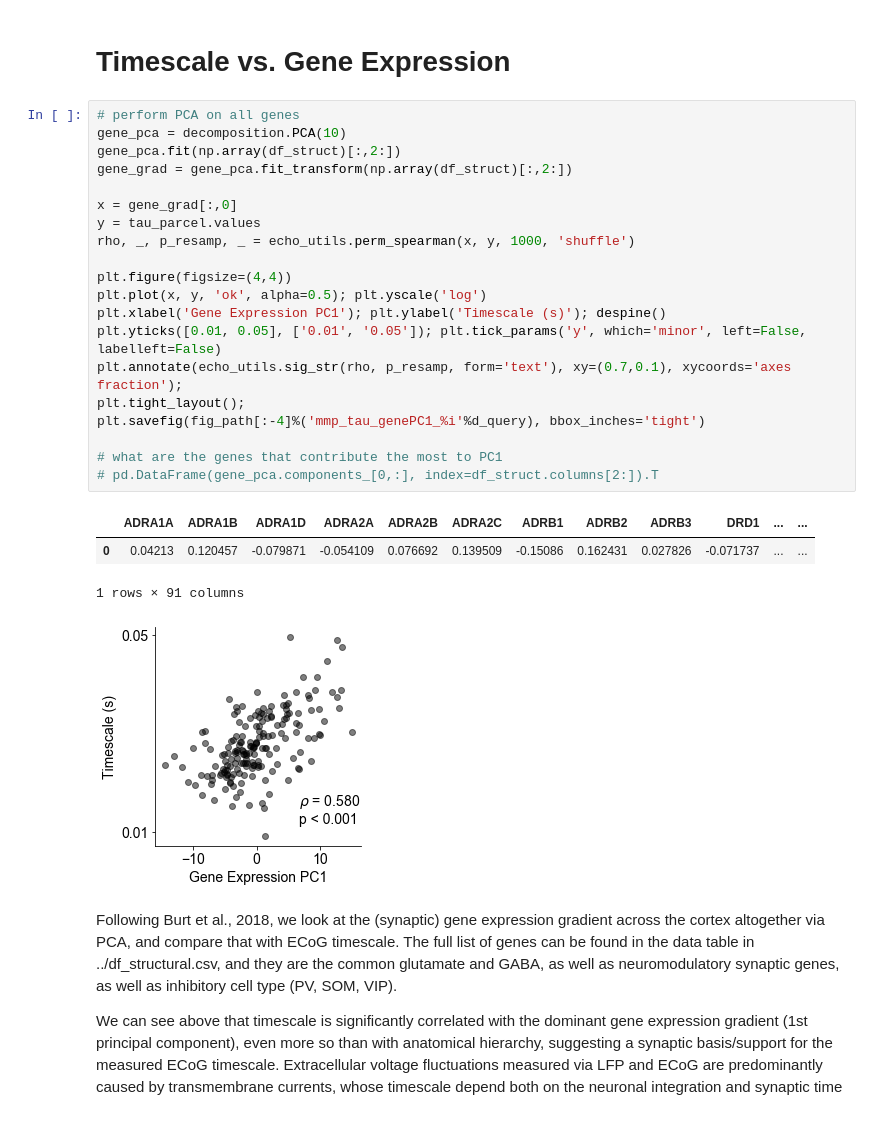
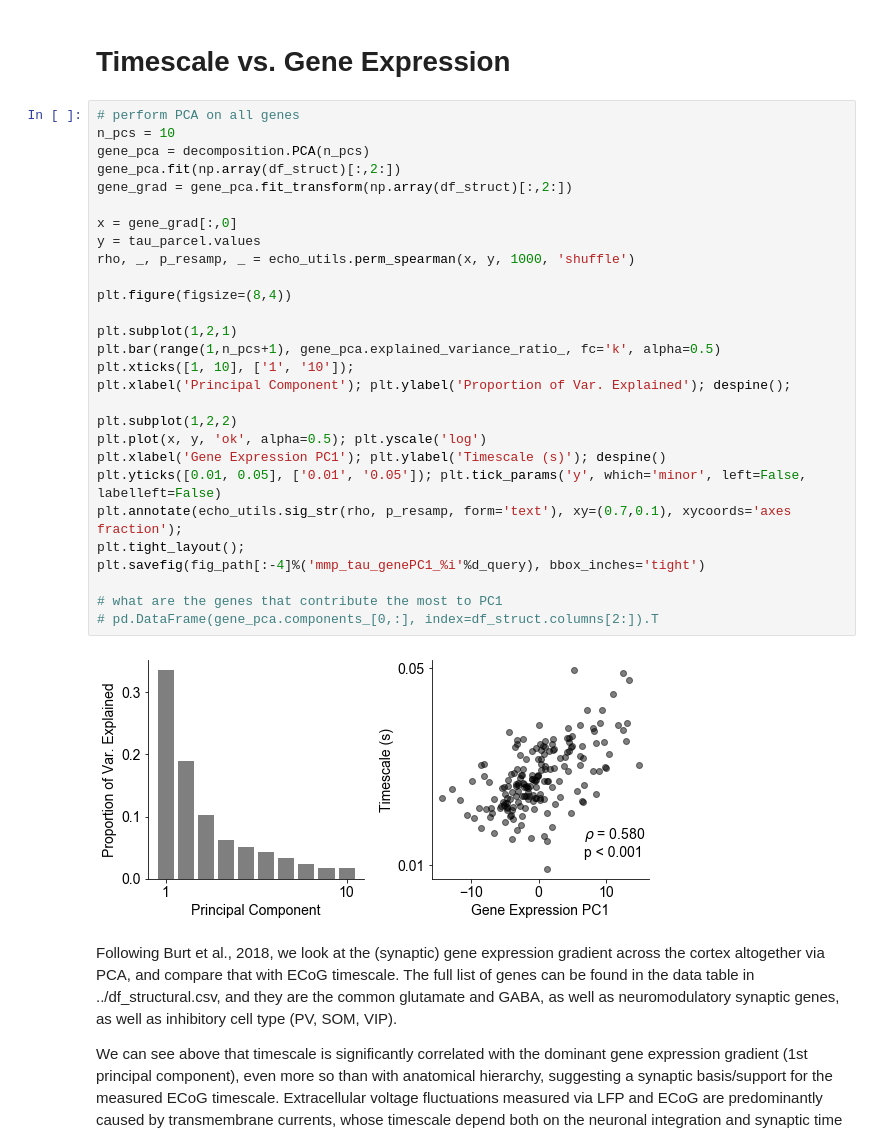
Before and after one commit to rdgao/field-echos, a Jupyter notebook: notebooks/viz_human_MMP.ipynb, the cells around one changed output. Saved outputs shown, nothing was run; the diff lists cells and outputs as text.

```diff
--- a/notebooks/viz_human_MMP.ipynb
+++ b/notebooks/viz_human_MMP.ipynb
@@ -205,29 +207,34 @@ __In summary, fast synaptic fluctuation timescales measured via human ECoG is si
 # Timescale vs. Gene Expression
 # %%
 # perform PCA on all genes
-gene_pca = decomposition.PCA(10)
+n_pcs = 10
+gene_pca = decomposition.PCA(n_pcs)
 gene_pca.fit(np.array(df_struct)[:,2:])
 gene_grad = gene_pca.fit_transform(np.array(df_struct)[:,2:])
 
 x = gene_grad[:,0]
 y = tau_parcel.values
 rho, _, p_resamp, _ = echo_utils.perm_spearman(x, y, 1000, 'shuffle')
 
-plt.figure(figsize=(4,4))
+plt.figure(figsize=(8,4))
+
+plt.subplot(1,2,1)
+plt.bar(range(1,n_pcs+1), gene_pca.explained_variance_ratio_, fc='k', alpha=0.5)
+plt.xticks([1, 10], ['1', '10']);
+plt.xlabel('Principal Component'); plt.ylabel('Proportion of Var. Explained'); despine();
+
+plt.subplot(1,2,2)
 plt.plot(x, y, 'ok', alpha=0.5); plt.yscale('log')
 plt.xlabel('Gene Expression PC1'); plt.ylabel('Timescale (s)'); despine()
 plt.yticks([0.01, 0.05], ['0.01', '0.05']); plt.tick_params('y', which='minor', left=False, labelleft=False)
 plt.annotate(echo_utils.sig_str(rho, p_resamp, form='text'), xy=(0.7,0.1), xycoords='axes fraction');
 plt.tight_layout();
 plt.savefig(fig_path[:-4]%('mmp_tau_genePC1_%i'%d_query), bbox_inches='tight')
 
 # what are the genes that contribute the most to PC1
 # pd.DataFrame(gene_pca.components_[0,:], index=df_struct.columns[2:]).T
 # %% [output]
-|  | ADRA1A | ADRA1B | ADRA1D | ADRA2A | ADRA2B | ADRA2C | ADRB1 | ADRB2 | ADRB3 | DRD1 | ... | ... |
-| 0 | 0.04213 | 0.120457 | -0.079871 | -0.054109 | 0.076692 | 0.139509 | -0.15086 | 0.162431 | 0.027826 | -0.071737 | ... | ... |
-1 rows × 91 columns
-[figure, old version]
+[figure, new version]
 # %% [markdown]
 Following Burt et al., 2018, we look at the (synaptic) gene expression gradient across the cortex altogether via PCA, and compare that with ECoG timescale. The full list of genes can be found in the data table in ../df_structural.csv, and they are the common glutamate and GABA, as well as neuromodulatory synaptic genes, as well as inhibitory cell type (PV, SOM, VIP).
 
```
Also changed, not shown: parts of 23 cells of this notebook, 10 other files.
